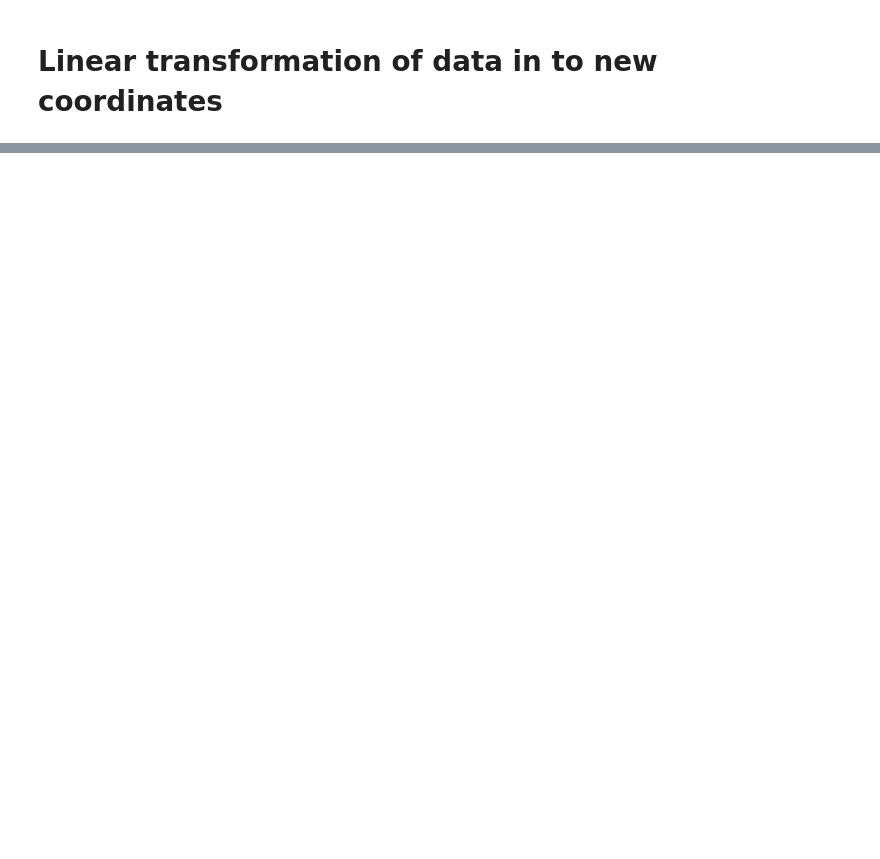
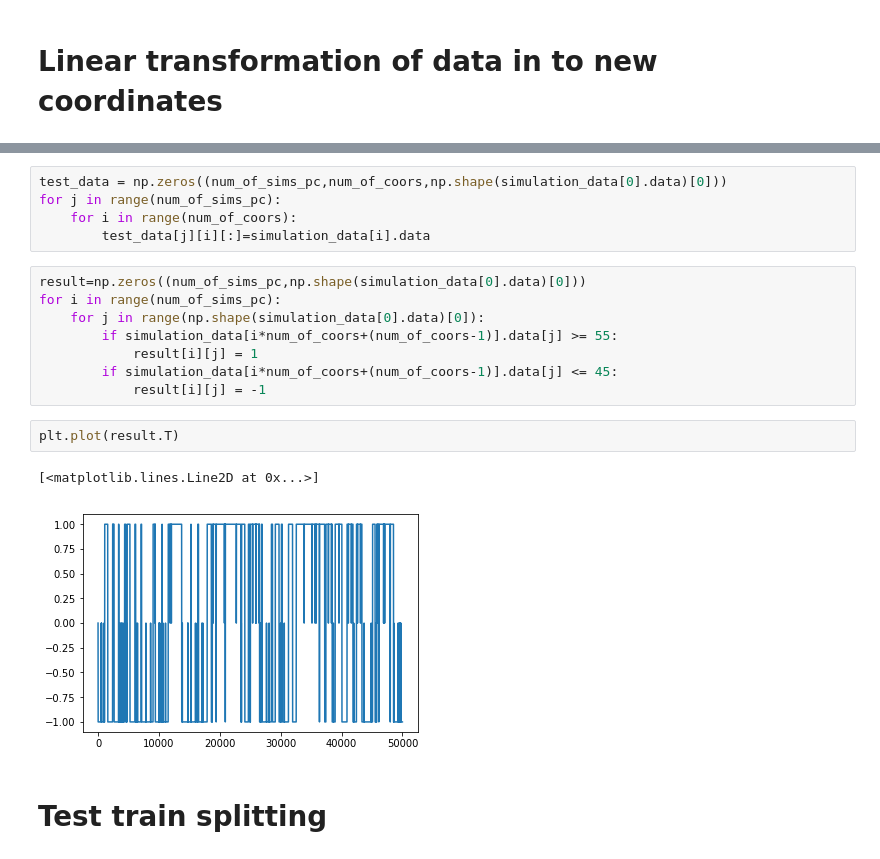
Before and after one commit to adamkells/NN_RC_identification, a Jupyter notebook: neural_network_test.ipynb, the cells around one changed output, grey strips where cells are left out. Saved outputs shown, nothing was run; the diff lists cells and outputs as text; blank space fills up the shorter version.

```diff
--- a/neural_network_test.ipynb
+++ b/neural_network_test.ipynb
@@ -53,0 +49,20 @@ for i in range(len(well)):
+# %%
+test_data = np.zeros((num_of_sims_pc,num_of_coors,np.shape(simulation_data[0].data)[0]))
+for j in range(num_of_sims_pc):
+    for i in range(num_of_coors):
+        test_data[j][i][:]=simulation_data[i].data
+# %%
+result=np.zeros((num_of_sims_pc,np.shape(simulation_data[0].data)[0]))
+for i in range(num_of_sims_pc):
+    for j in range(np.shape(simulation_data[0].data)[0]):
+        if simulation_data[i*num_of_coors+(num_of_coors-1)].data[j] >= 55:
+            result[i][j] = 1
+        if simulation_data[i*num_of_coors+(num_of_coors-1)].data[j] <= 45:
+            result[i][j] = -1
+# %%
+plt.plot(result.T)
+# %% [output]
+[<matplotlib.lines.Line2D at 0x...>]
+[figure, added]
+# %% [markdown]
+# Test train splitting
```
Also changed, not shown: parts of 28 cells of this notebook, 1 other file.
